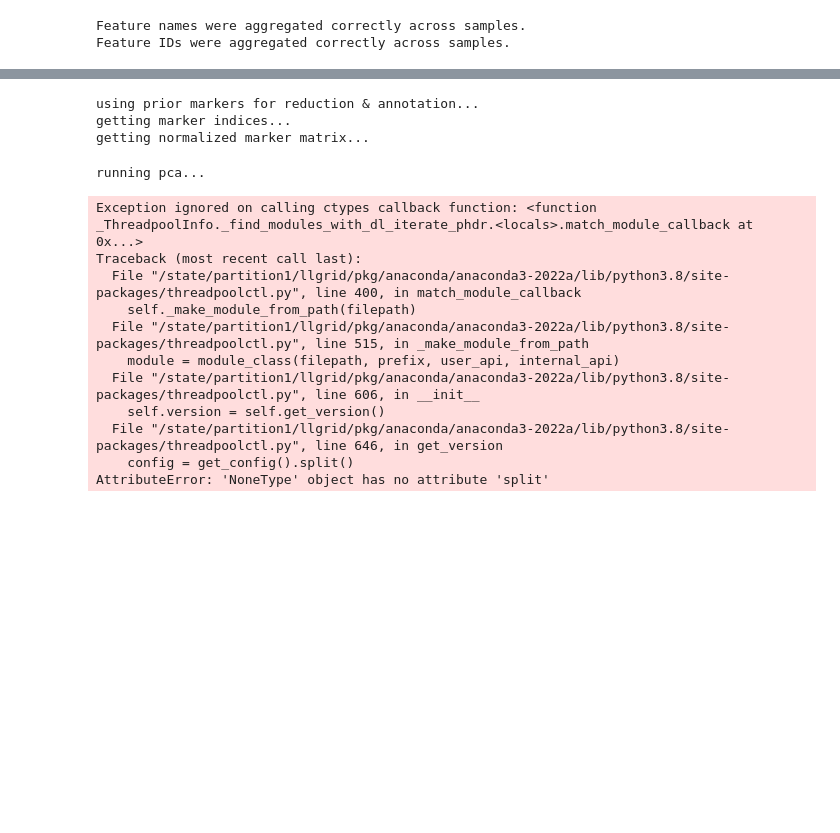
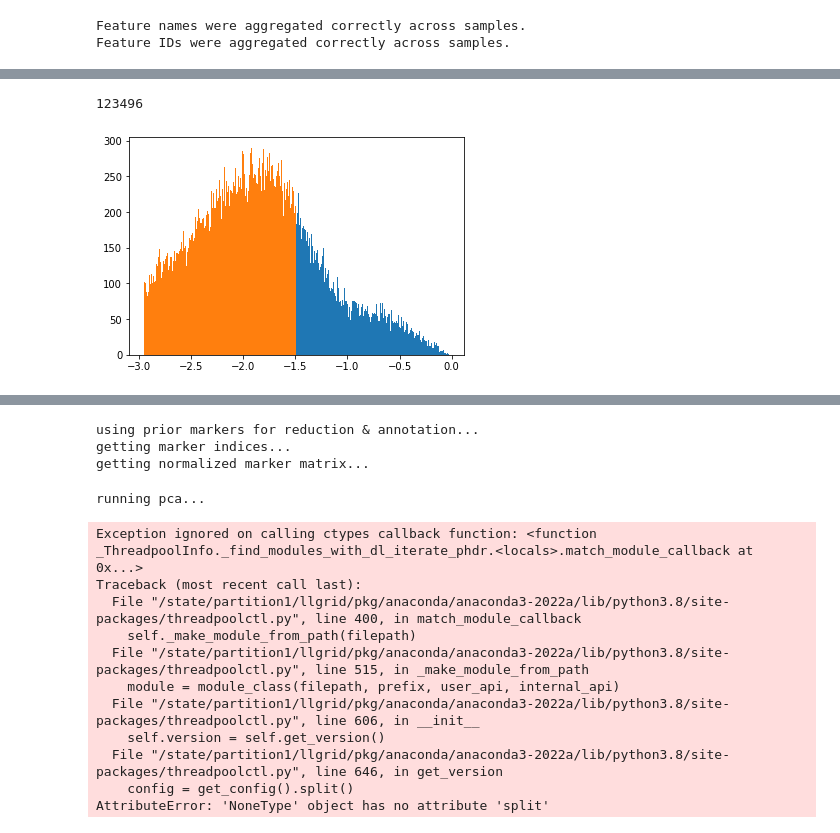
Before and after one commit to djunamay/ABCA7lof2, a Jupyter notebook: 05-single_cell_qc_anno.ipynb, the cells around one changed output, grey strips where cells are left out. Cells and saved outputs as stored; diff of their text form; code cells hidden in the pictures; blank space fills up the shorter version.

```diff
--- a/05-single_cell_qc_anno.ipynb
+++ b/05-single_cell_qc_anno.ipynb
@@ -83,0 +217,4 @@ counts per label = [124282  26153]
+# %%
+temp = np.log10(mito_fractions+2e-05).reshape(-1,1)
+gm = GaussianMixture(n_components=3,max_iter=10000, n_init=100, covariance_type='full').fit(temp)
+labels = gm.predict(temp)
@@ -83,0 +239,11 @@ counts per label = [124282  26153]
+# %%
+np.sum(labels)
+# %% [output]
+123496
+# %%
+plt.pyplot.hist(temp[labels==1], 500)
+plt.pyplot.hist(temp[labels==0], 500)
+
+None
+# %% [output]
+[figure, added]
```
Also changed, not shown: parts of 34 cells of this notebook, 1 other file.
